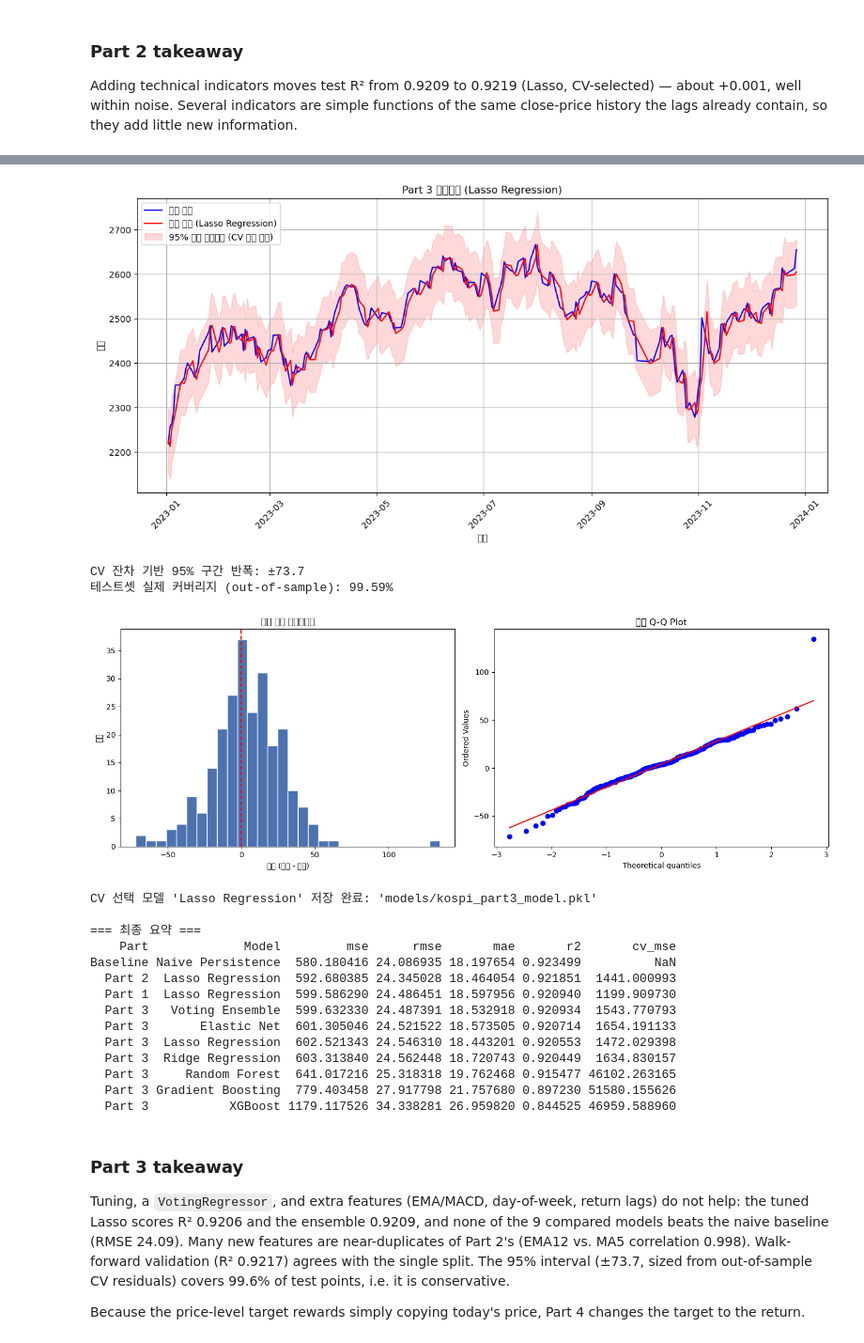
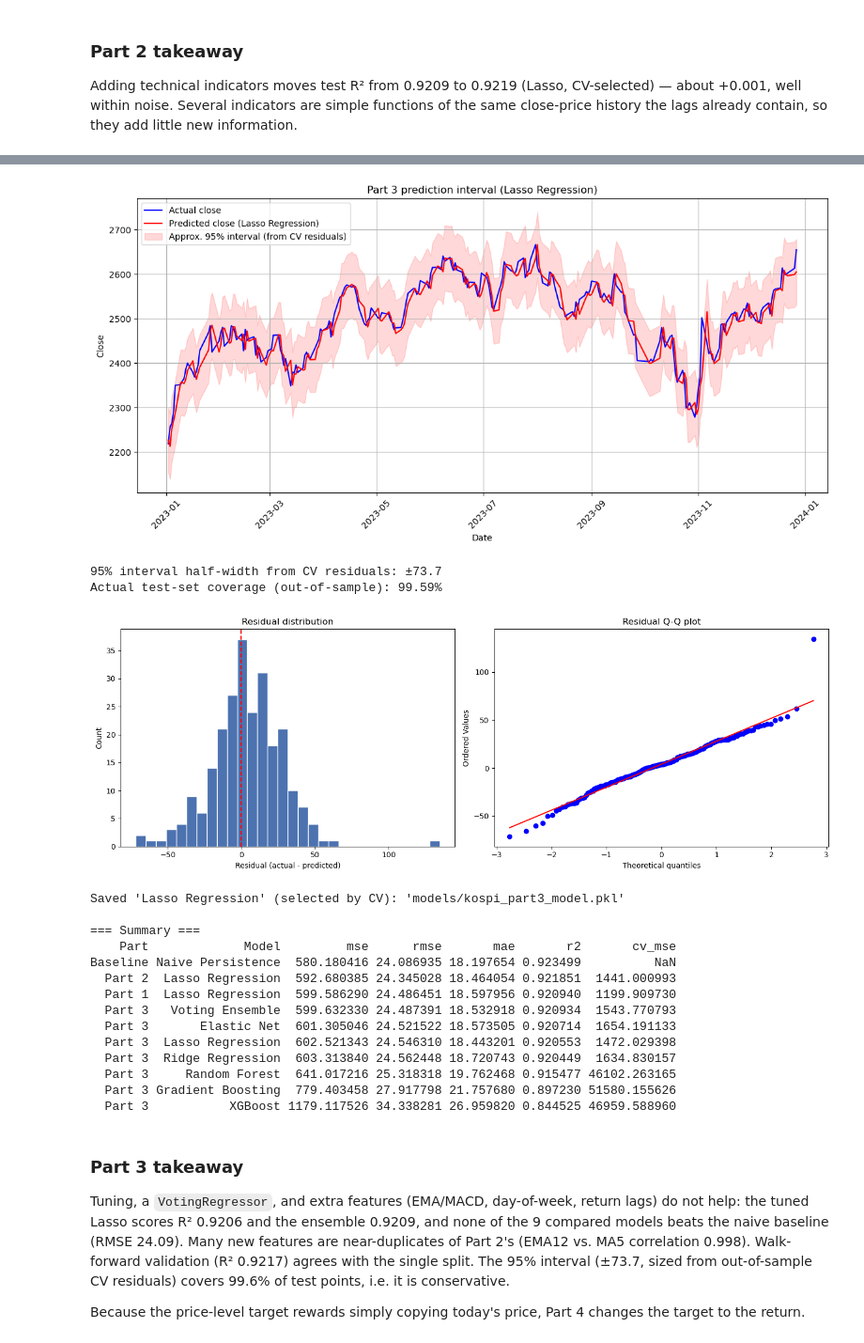
Before and after one commit to 0se0/hw1, a Jupyter notebook: machine_learning_hw1.ipynb, the cells around one changed output, grey strips where cells are left out. Shown at 94% size. Drawn from its saved outputs; the diff is of its cells as text; code cells hidden in the pictures.

```diff
--- a/machine_learning_hw1.ipynb
+++ b/machine_learning_hw1.ipynb
@@ -685,69 +685,69 @@ plt.show()
 # %%
-# 잔차 기반 근사 예측구간: 구간 폭은 학습 구간 TimeSeriesSplit의 out-of-sample 잔차로 정하고,
-# 테스트셋에서는 커버리지만 측정한다 (테스트 잔차로 폭을 정하면 커버리지가 순환 논리가 된다)
+# Approximate prediction interval: the width comes from out-of-sample TimeSeriesSplit residuals
+# on the training data; the test set only measures coverage (sizing it on test residuals would be circular)
 from src.evaluation import cv_residuals
 
 
 cv_res = cv_residuals(best_part3_model, X_train3_scaled, y_train3)
 half_width = 1.96 * cv_res.std()
 
-residuals = y_test3_aligned - y_pred_single_aligned   # 테스트 잔차 (아래 진단 플롯용)
+residuals = y_test3_aligned - y_pred_single_aligned   # test residuals (for the diagnostics below)
 lower = y_pred_single_aligned - half_width
 upper = y_pred_single_aligned + half_width
 
 plt.figure(figsize=(12, 6))
-plt.plot(dates3, y_test3_aligned, label='실제 종가', color='blue')
-plt.plot(dates3, y_pred_single_aligned, label=f'예측 종가 ({best_part3_name})', color='red')
-plt.fill_between(dates3, lower, upper, color='red', alpha=0.15, label='95% 근사 예측구간 (CV 잔차 기반)')
-plt.title(f'Part 3 예측구간 ({best_part3_name})')
-plt.xlabel('날짜')
-plt.ylabel('종가')
+plt.plot(dates3, y_test3_aligned, label='Actual close', color='blue')
+plt.plot(dates3, y_pred_single_aligned, label=f'Predicted close ({best_part3_name})', color='red')
+plt.fill_between(dates3, lower, upper, color='red', alpha=0.15, label='Approx. 95% interval (from CV residuals)')
+plt.title(f'Part 3 prediction interval ({best_part3_name})')
+plt.xlabel('Date')
+plt.ylabel('Close')
 plt.legend()
 plt.grid(True)
 plt.xticks(rotation=45)
 plt.tight_layout()
 plt.savefig('figures/part3_prediction_interval.png')
 plt.show()
 
 coverage = np.mean((y_test3_aligned >= lower) & (y_test3_aligned <= upper))
-print(f"CV 잔차 기반 95% 구간 반폭: ±{half_width:.1f}")
-print(f"테스트셋 실제 커버리지 (out-of-sample): {coverage:.2%}")
+print(f"95% interval half-width from CV residuals: ±{half_width:.1f}")
+print(f"Actual test-set coverage (out-of-sample): {coverage:.2%}")
 # %% [output]
-[figure, old version]
+[figure, new version]
-CV 잔차 기반 95% 구간 반폭: ±73.7
-테스트셋 실제 커버리지 (out-of-sample): 99.59%
+95% interval half-width from CV residuals: ±73.7
+Actual test-set coverage (out-of-sample): 99.59%
 # %%
-# 잔차 분포 진단: 히스토그램 + Q-Q plot
+# Residual diagnostics: histogram + Q-Q plot
 from scipy import stats as sps
 
 fig, axes = plt.subplots(1, 2, figsize=(14, 5))
 
 axes[0].hist(residuals, bins=30, color='#4C72B0', edgecolor='white')
 axes[0].axvline(0, color='red', linestyle='--')
-axes[0].set_title('잔차 분포 히스토그램')
-axes[0].set_xlabel('잔차 (실제 - 예측)')
-axes[0].set_ylabel('빈도')
+axes[0].set_title('Residual distribution')
+axes[0].set_xlabel('Residual (actual - predicted)')
+axes[0].set_ylabel('Count')
 
 sps.probplot(residuals, dist='norm', plot=axes[1])
-axes[1].set_title('잔차 Q-Q Plot')
+axes[1].set_title('Residual Q-Q plot')
 
 plt.tight_layout()
 plt.savefig('figures/part3_residual_diagnostics.png')
 plt.show()
 # %% [output]
-[figure, old version]
+[figure, new version]
 # %%
-# Part 3 최종 모델 저장
+# Save the final Part 3 model
 joblib.dump(best_part3_model, 'models/kospi_part3_model.pkl')
 joblib.dump(scaler3, 'models/kospi_part3_scaler.pkl')
-print(f"\nCV 선택 모델 '{best_part3_name}' 저장 완료: 'models/kospi_part3_model.pkl'")
+print(f"\nSaved '{best_part3_name}' (selected by CV): 'models/kospi_part3_model.pkl'")
 
-print("\n=== 최종 요약 ===")
+print("\n=== Summary ===")
 print(comparison_df.sort_values('r2', ascending=False).to_string(index=False))
 # %% [output]
-CV 선택 모델 'Lasso Regression' 저장 완료: 'models/kospi_part3_model.pkl'
+Saved 'Lasso Regression' (selected by CV): 'models/kospi_part3_model.pkl'
 
-=== 최종 요약 ===
+=== Summary ===
     Part             Model         mse      rmse       mae       r2       cv_mse
 Baseline Naive Persistence  580.180416 24.086935 18.197654 0.923499          NaN
   Part 2  Lasso Regression  592.680385 24.345028 18.464054 0.921851  1441.000993
```
Also changed, not shown: parts of 32 cells of this notebook, 16 other files.
